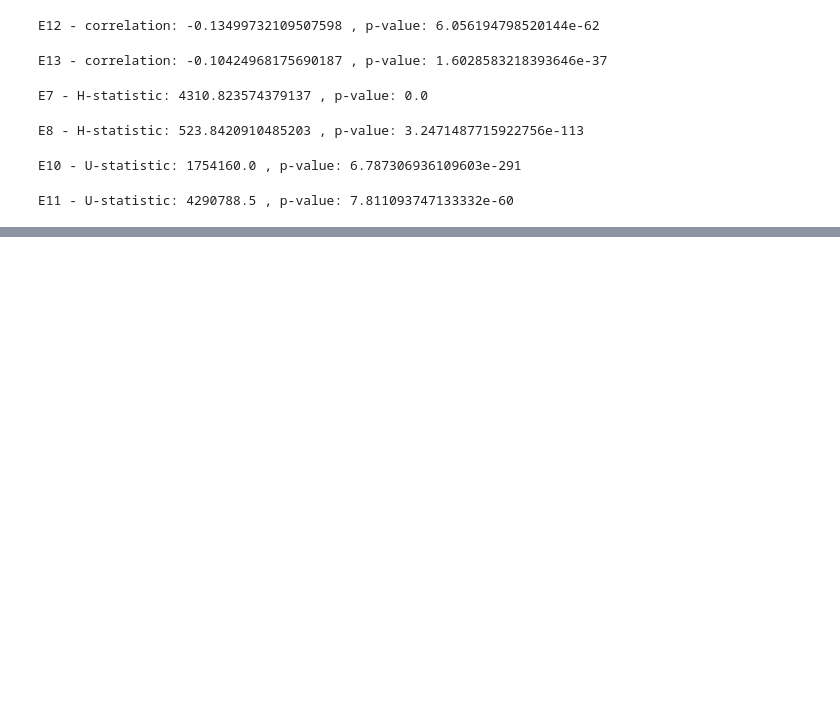
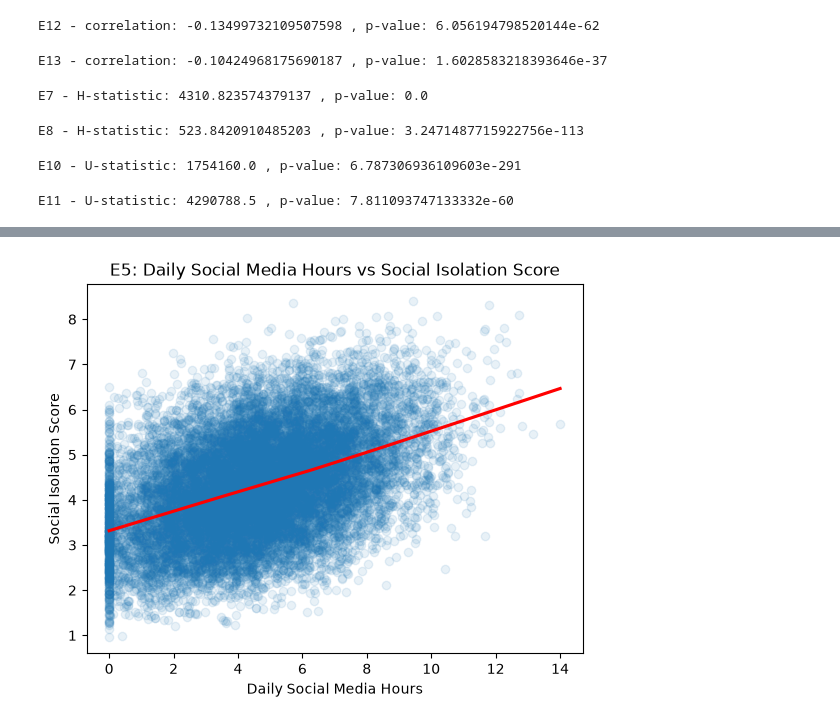
Before and after one commit to parthsharmaww-ai/student-ai-socialmedia-impact, a Jupyter notebook: notebooks/02_hypothesis_testing.ipynb, the cells around one changed output, grey strips where cells are left out. Drawn from its saved outputs; the diff is of its cells as text; code cells hidden in the pictures; blank space fills up the shorter version.

```diff
--- a/notebooks/02_hypothesis_testing.ipynb
+++ b/notebooks/02_hypothesis_testing.ipynb
@@ -140,0 +190,9 @@ E11 - U-statistic: 4290788.5 , p-value: 7.811093747133332e-60
+# %%
+sns.regplot(x='Daily_Social_Media_Hours', y='Social_Isolation_Score', data=df,
+            scatter_kws={'alpha': 0.1}, lowess=True, line_kws={'color': 'red'})
+plt.title('E5: Daily Social Media Hours vs Social Isolation Score')
+plt.xlabel('Daily Social Media Hours')
+plt.ylabel('Social Isolation Score')
+plt.show()
+# %% [output]
+[figure, added]
```
Also changed, not shown: parts of 8 cells of this notebook.
